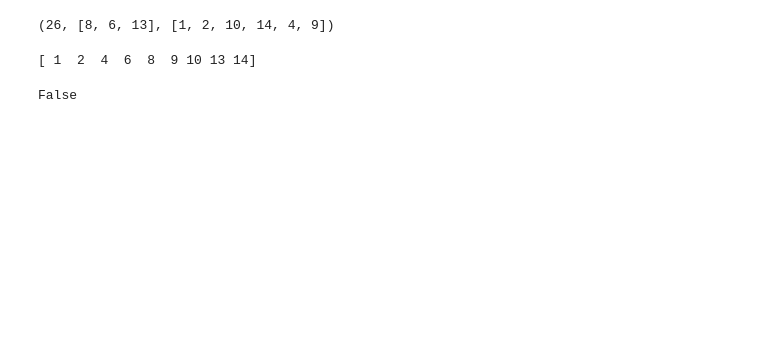
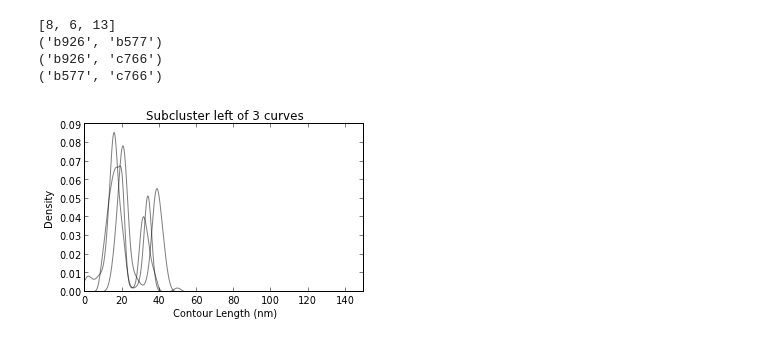
Before and after one commit to hilaryjoyce/smfs-data-analysis, a Jupyter notebook: cluster testing.ipynb, the cells around one changed output. Cells and saved outputs as stored; diff of their text form; code cells hidden in the pictures; blank space fills up the shorter version.

```diff
--- a/cluster testing.ipynb
+++ b/cluster testing.ipynb
@@ -82,0 +41,2 @@ initial_shifts = cl.list_initial_shifts()
+# %%
+sub = c.SubCluster(F, cl)
@@ -175,8 +61,0 @@ def flat_to_node_id(root, left, right, curves):
-# %%
-print flat_to_node_id(root, root.right, root.left, curves)
-# %% [output]
-(26, [8, 6, 13], [1, 2, 10, 14, 4, 9])
-# %%
-print curves
-# %% [output]
-[ 1  2  4  6  8  9 10 13 14]
@@ -185,4 +62,8 @@ print curves
-# %%
-print any(3 == curves)
-# %% [output]
-False
+# %%
+sub.plot_subcluster('left');
+# %% [output]
+[8, 6, 13]
+('b926', 'b577')
+('b926', 'c766')
+('b577', 'c766')
+[figure, added]
```
Also changed, not shown: parts of 30 cells of this notebook, 1 other file.
